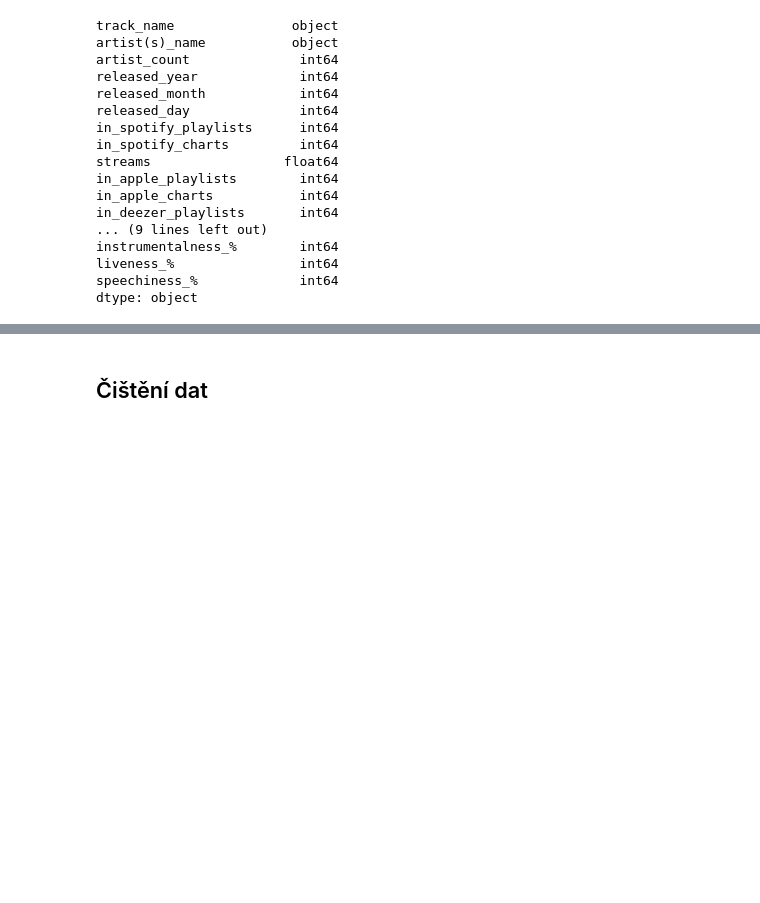
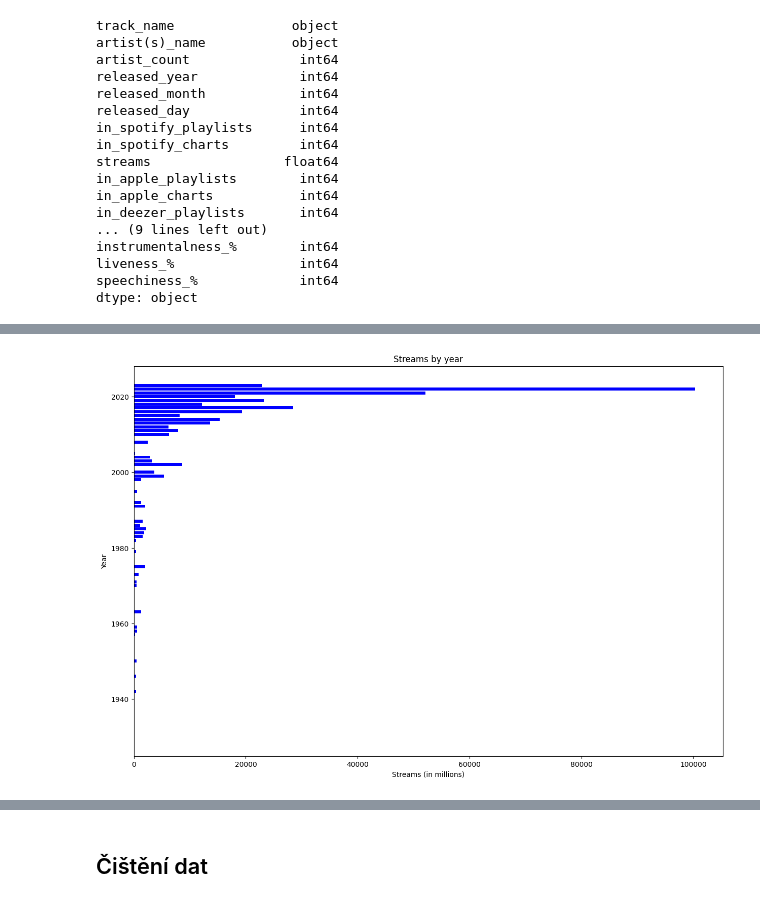
Before and after one commit to FITlifeSADGE/UPA, a Jupyter notebook: UPA.ipynb, the cells around one changed output, grey strips where cells are left out. Saved outputs shown, nothing was run; the diff lists cells and outputs as text; code cells hidden in the pictures; blank space fills up the shorter version.

```diff
--- a/UPA.ipynb
+++ b/UPA.ipynb
@@ -199,0 +155,17 @@ plt.show()
+# %%
+x = df['released_year']
+y = df['streams']
+
+df_grouped = df.groupby(['released_year'])['streams'].sum().reset_index()
+
+plt.figure(figsize=(15, 10))
+plt.barh(df_grouped['released_year'], df_grouped['streams']/10**6, color='blue', )
+
+plt.title('Streams by year')
+plt.xlabel('Streams (in millions)')
+plt.ylabel('Year')
+plt.ylim = ([1940, 2023])
+
+plt.show()
+# %% [output]
+[figure, added]
```
Also changed, not shown: parts of 15 cells of this notebook.
